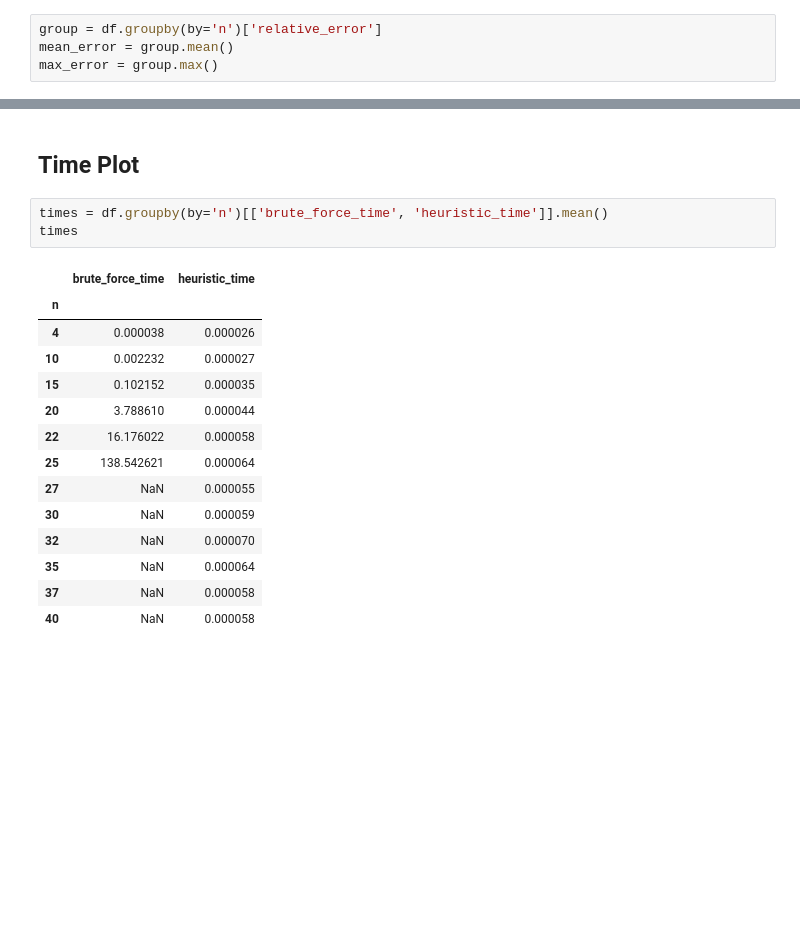
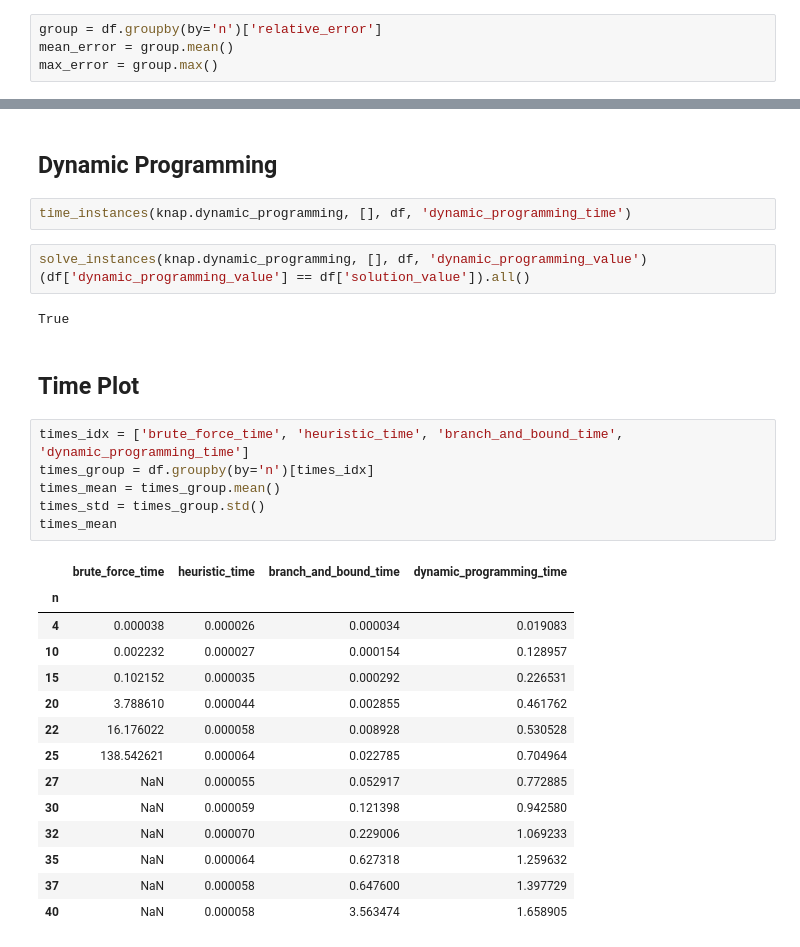
Before and after one commit to podondra/knapsack-problem, a Jupyter notebook: 01-experiments.ipynb, the cells around one changed output, grey strips where cells are left out. Cells and saved outputs as stored; diff of their text form; blank space fills up the shorter version.

```diff
--- a/01-experiments.ipynb
+++ b/01-experiments.ipynb
@@ -131,20 +144,32 @@ plt.savefig('reports/img/heuristic_relative_error.pdf')
+# %% [markdown]
+## Dynamic Programming
+# %%
+time_instances(knap.dynamic_programming, [], df, 'dynamic_programming_time')
+# %%
+solve_instances(knap.dynamic_programming, [], df, 'dynamic_programming_value')
+(df['dynamic_programming_value'] == df['solution_value']).all()
+# %% [output]
+True
 # %% [markdown]
 ## Time Plot
-# %%
-times = df.groupby(by='n')[['brute_force_time', 'heuristic_time']].mean()
-times
-# %% [output]
-|  | brute_force_time | heuristic_time |
-| n |  |  |
-| 4 | 0.000038 | 0.000026 |
-| 10 | 0.002232 | 0.000027 |
-| 15 | 0.102152 | 0.000035 |
-| 20 | 3.788610 | 0.000044 |
-| 22 | 16.176022 | 0.000058 |
-| 25 | 138.542621 | 0.000064 |
-| 27 | NaN | 0.000055 |
-| 30 | NaN | 0.000059 |
-| 32 | NaN | 0.000070 |
-| 35 | NaN | 0.000064 |
-| 37 | NaN | 0.000058 |
-| 40 | NaN | 0.000058 |
+# %%
+times_idx = ['brute_force_time', 'heuristic_time', 'branch_and_bound_time', 'dynamic_programming_time']
+times_group = df.groupby(by='n')[times_idx]
+times_mean = times_group.mean()
+times_std = times_group.std()
+times_mean
+# %% [output]
+|  | brute_force_time | heuristic_time | branch_and_bound_time | dynamic_programming_time |
+| n |  |  |  |  |
+| 4 | 0.000038 | 0.000026 | 0.000034 | 0.019083 |
+| 10 | 0.002232 | 0.000027 | 0.000154 | 0.128957 |
+| 15 | 0.102152 | 0.000035 | 0.000292 | 0.226531 |
+| 20 | 3.788610 | 0.000044 | 0.002855 | 0.461762 |
+| 22 | 16.176022 | 0.000058 | 0.008928 | 0.530528 |
+| 25 | 138.542621 | 0.000064 | 0.022785 | 0.704964 |
+| 27 | NaN | 0.000055 | 0.052917 | 0.772885 |
+| 30 | NaN | 0.000059 | 0.121398 | 0.942580 |
+| 32 | NaN | 0.000070 | 0.229006 | 1.069233 |
+| 35 | NaN | 0.000064 | 0.627318 | 1.259632 |
+| 37 | NaN | 0.000058 | 0.647600 | 1.397729 |
+| 40 | NaN | 0.000058 | 3.563474 | 1.658905 |
```
Also changed, not shown: parts of 13 cells of this notebook, 1 other file.
